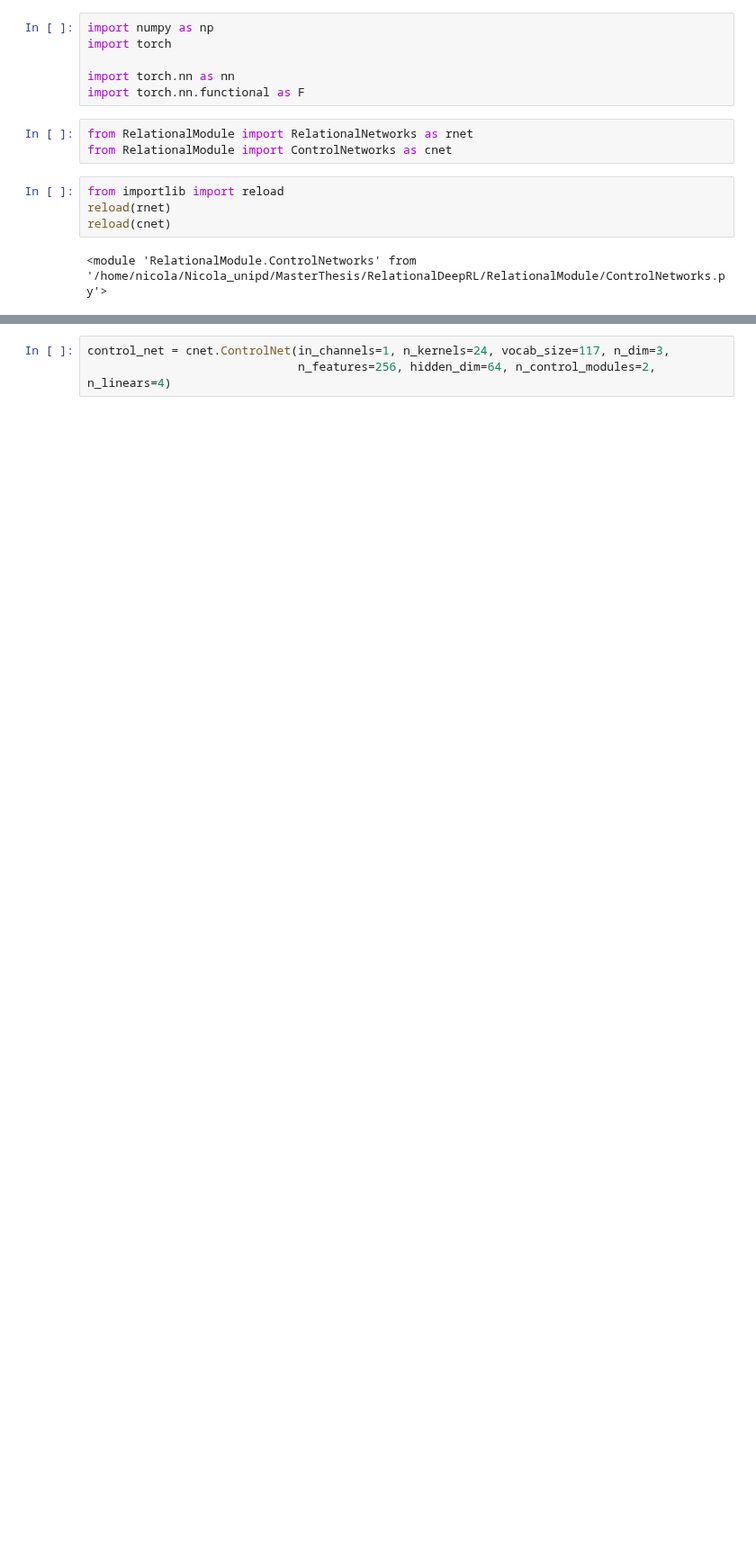
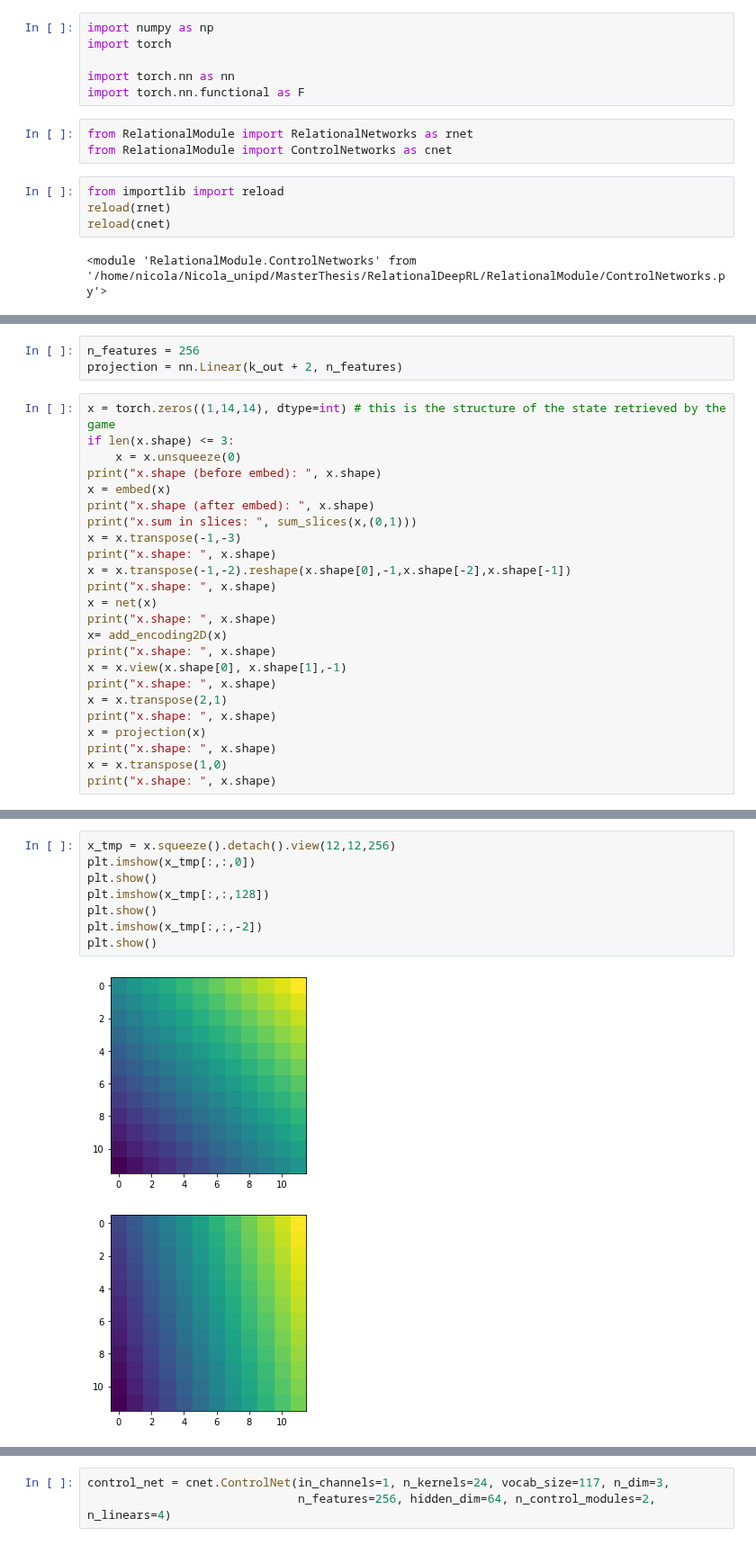
Before and after one commit to nicoladainese96/RelationalDeepRL, a Jupyter notebook: Architecture_testing.ipynb, the cells around one changed output, grey strips where cells are left out. Shown at 90% size. Drawn from its saved outputs; the diff is of its cells as text; blank space fills up the shorter version.

```diff
--- a/Architecture_testing.ipynb
+++ b/Architecture_testing.ipynb
@@ -72,0 +239,27 @@ reload(cnet)
+# %%
+n_features = 256
+projection = nn.Linear(k_out + 2, n_features)
+# %%
+x = torch.zeros((1,14,14), dtype=int) # this is the structure of the state retrieved by the game
+if len(x.shape) <= 3:
+    x = x.unsqueeze(0)
+print("x.shape (before embed): ", x.shape)
+x = embed(x)
+print("x.shape (after embed): ", x.shape)
+print("x.sum in slices: ", sum_slices(x,(0,1)))
+x = x.transpose(-1,-3)
+print("x.shape: ", x.shape)
+x = x.transpose(-1,-2).reshape(x.shape[0],-1,x.shape[-2],x.shape[-1])
+print("x.shape: ", x.shape)
+x = net(x)
+print("x.shape: ", x.shape)
+x= add_encoding2D(x)
+print("x.shape: ", x.shape)
+x = x.view(x.shape[0], x.shape[1],-1)
+print("x.shape: ", x.shape)
+x = x.transpose(2,1)
+print("x.shape: ", x.shape)
+x = projection(x)
+print("x.shape: ", x.shape)
+x = x.transpose(1,0)
+print("x.shape: ", x.shape)
@@ -72,0 +280,11 @@ reload(cnet)
+# %%
+x_tmp = x.squeeze().detach().view(12,12,256)
+plt.imshow(x_tmp[:,:,0])
+plt.show()
+plt.imshow(x_tmp[:,:,128])
+plt.show()
+plt.imshow(x_tmp[:,:,-2])
+plt.show()
+# %% [output]
+[figure, added]
+[figure, added]
```
Also changed, not shown: parts of 58 cells of this notebook, 1 other file.
